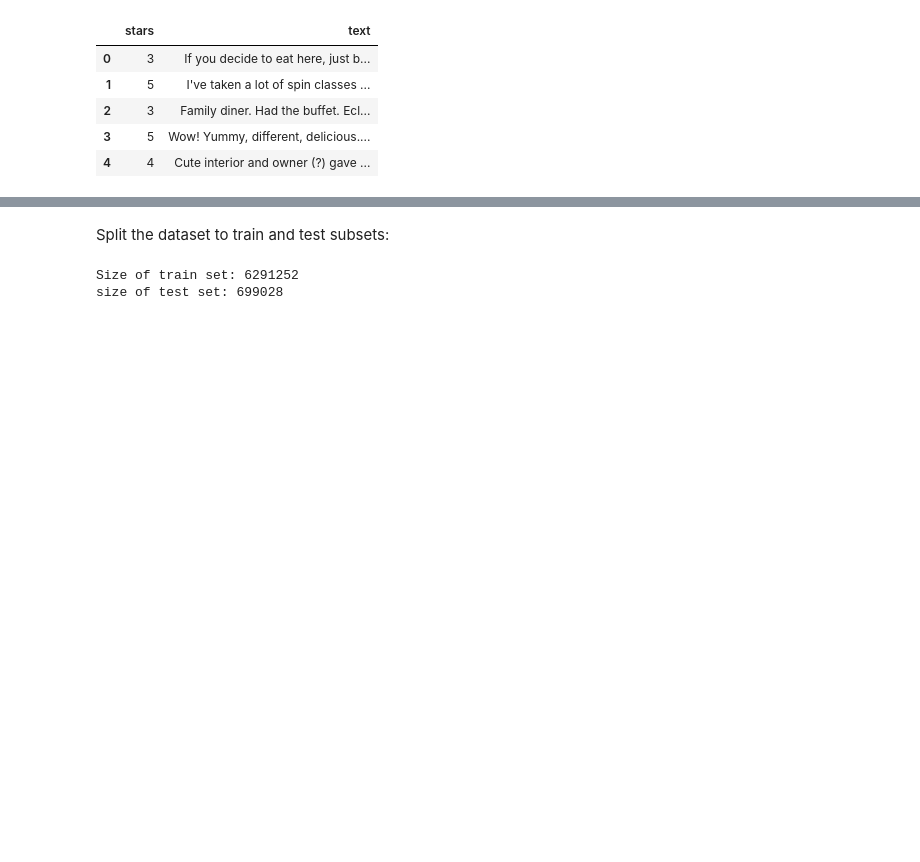
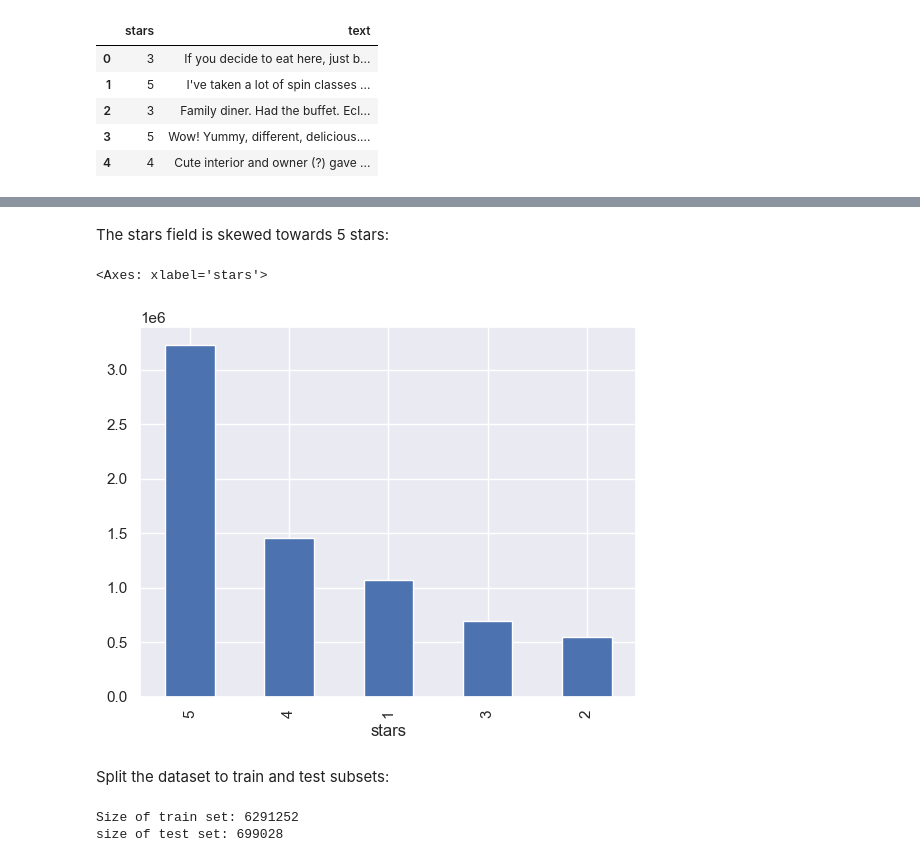
Before and after one commit to plashchynski/cm3060_nlp_midterm, a Jupyter notebook: report.ipynb, the cells around one changed output, grey strips where cells are left out. Drawn from its saved outputs; the diff is of its cells as text; code cells hidden in the pictures; blank space fills up the shorter version.

```diff
--- a/report.ipynb
+++ b/report.ipynb
@@ -133,3 +158,10 @@ df.head()
+# %% [markdown]
+The stars field is skewed towards 5 stars:
+# %%
+df["stars"].value_counts().plot(kind="bar")
+# %% [output]
+<Axes: xlabel='stars'>
+[figure, added]
 # %% [markdown]
 Split the dataset to train and test subsets:
 # %%
```
Also changed, not shown: parts of 66 cells of this notebook, 1 other file.
